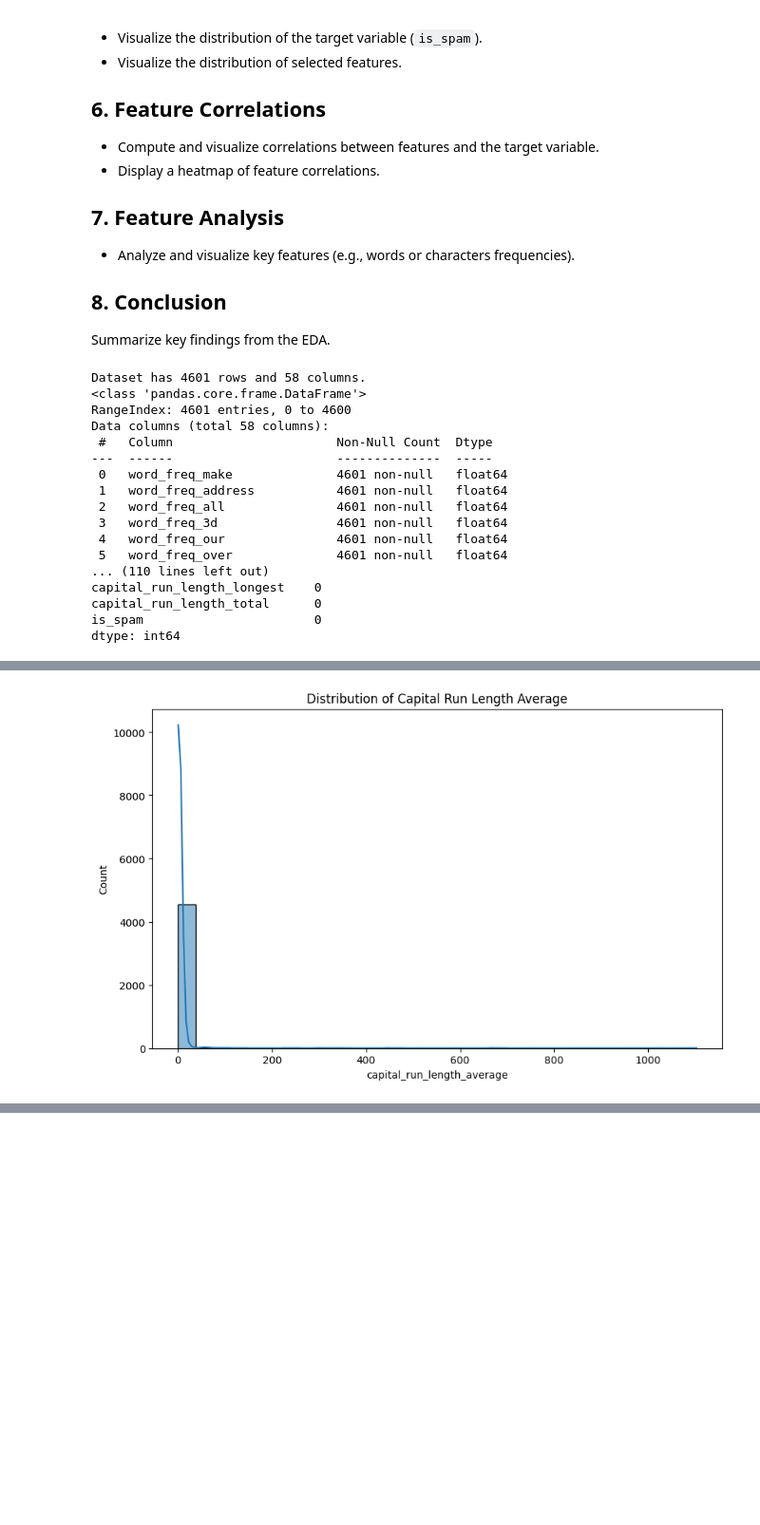
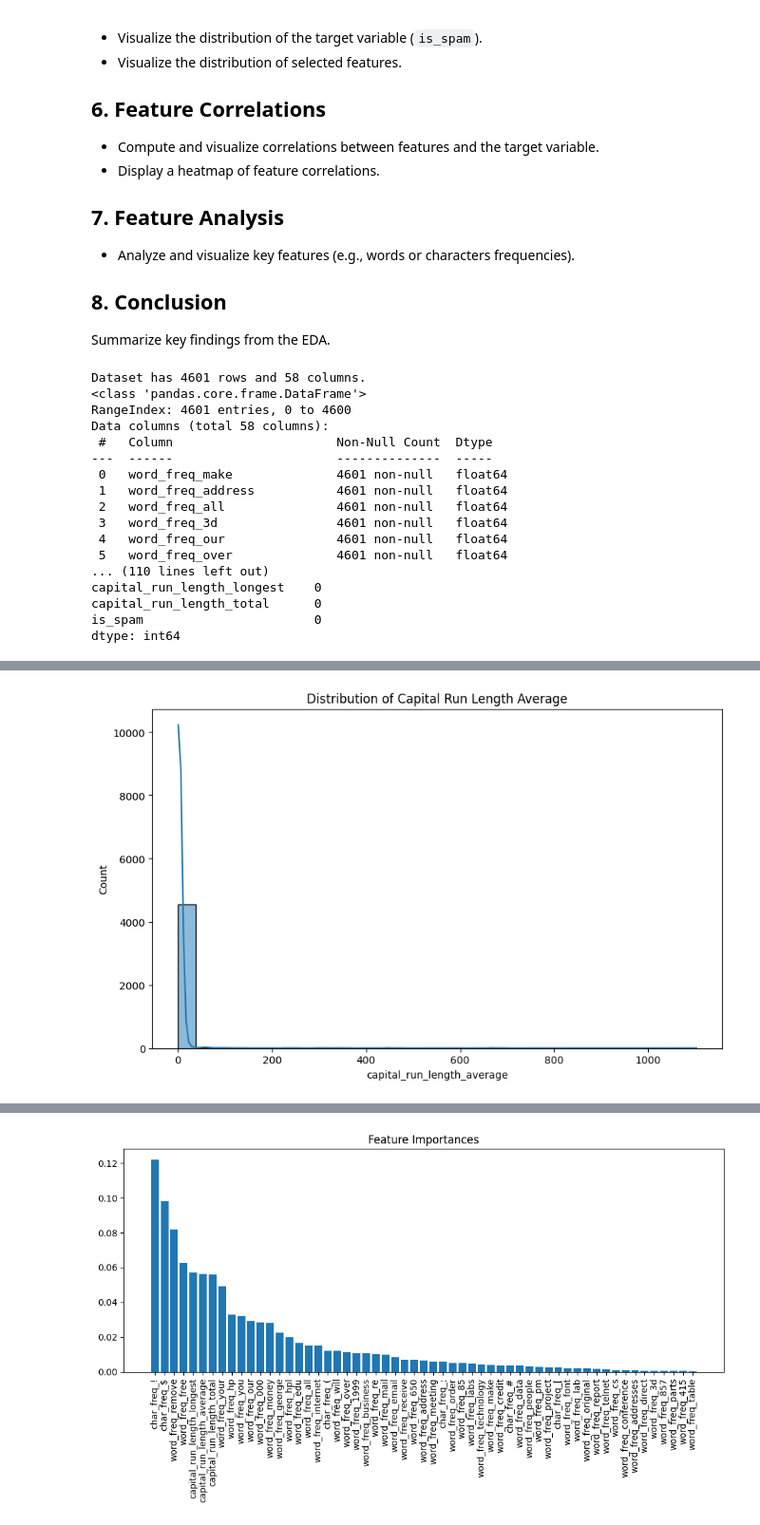
Before and after one commit to touro3/SPAM-OR-NOT, a Jupyter notebook: NOTEBOOKS/exploratory_data_analysis.ipynb, the cells around one changed output, grey strips where cells are left out. Shown at 95% size. Cells and saved outputs as stored; diff of their text form; code cells hidden in the pictures; blank space fills up the shorter version.

Commit message:
trained model 96 accuracy

```diff
--- a/NOTEBOOKS/exploratory_data_analysis.ipynb
+++ b/NOTEBOOKS/exploratory_data_analysis.ipynb
@@ -33,6 +33,9 @@ import pandas as pd
 import numpy as np
 import matplotlib.pyplot as plt
 import seaborn as sns
+from sklearn.model_selection import train_test_split, GridSearchCV
+from sklearn.preprocessing import StandardScaler
+from sklearn.ensemble import RandomForestClassifier
 
 # 3. Load the Data
 df = pd.read_csv('../DATA/spambase.data', header=None)
@@ -55,6 +58,10 @@ print(df.info())
 
 # Check for missing values
 print(df.isnull().sum())
+
+# Split data into features (X) and target (y)
+X = df.drop('is_spam', axis=1)
+y = df['is_spam']
 
 # 5. Data Distribution
 # Target variable distribution
@@ -79,6 +86,66 @@ sns.histplot(df['capital_run_length_average'], bins=30, kde=True)
 plt.title('Distribution of Capital Run Length Average')
 plt.show()
 
+# Split the data into training and testing sets
+X_train, X_test, y_train, y_test = train_test_split(X, y, test_size=0.3, random_state=42, stratify=y)
+
+# Scale the features
+scaler = StandardScaler()
+X_train_scaled = scaler.fit_transform(X_train)
+X_test_scaled = scaler.transform(X_test)
+
+# Train the model
+model = RandomForestClassifier(random_state=42)
+model.fit(X_train_scaled, y_train)
+
+# Calculate feature importances
+importances = model.feature_importances_
+indices = np.argsort(importances)[::-1]
+top_features = indices[:10]
+
+# 5. Define the parameter grid for GridSearchCV
+param_grid = {
+    'n_estimators': [100, 200, 300],
+    'max_depth': [None, 10, 20, 30],
+    'min_samples_split': [2, 5, 10],
+    'min_samples_leaf': [1, 2, 4]
+}
+'''
+Hyperparameter Tuning: Different hyperparameters can significantly affect the performance of a model.
+GridSearchCV helps you find the best combination of hyperparameters that result in the highest model performance based on a scoring metric (e.g., accuracy, precision, recall).
+
+Model Performance: By systematically testing all possible combinations of hyperparameters (as defined in your parameter grid),
+GridSearchCV ensures that you don't rely on arbitrary or default settings, leading to a more optimal and well-tuned model.
+
+Cross-Validation for Robustness: The cv=5 in GridSearchCV specifies 5-fold cross-validation.
+This means the data is split into 5 subsets (folds). The model is trained on 4 subsets and validated on the remaining subset. This process is repeated 5 times (each time with a different subset as the validation set), and the results are averaged to reduce variability and provide a more reliable estimate of model performance.
+
+'''
+
+# 6. Initialize GridSearchCV with the RandomForest model
+grid_search = GridSearchCV(estimator=RandomForestClassifier(random_state=42),
+                           param_grid=param_grid,
+                           cv=5,
+                           n_jobs=-1,
+                           verbose=2)
+
+# 7. Fit GridSearchCV
+grid_search.fit(X_train_scaled, y_train)
+
+# 8. Get the best parameters and score
+print("Best Parameters:", grid_search.best_params_)
+print("Best Score:", grid_search.best_score_)
+
+
+
+# Plot feature importances
+plt.figure(figsize=(10, 6))
+plt.title("Feature Importances")
+plt.bar(range(X_train.shape[1]), importances[indices], align="center")
+plt.xticks(range(X_train.shape[1]), df.columns[indices], rotation=90)
+plt.tight_layout()
+plt.show()
+
 # 8. Conclusion
 # %% [output]
 Dataset has 4601 rows and 58 columns.
@@ -103,0 +188 @@ dtype: int64
+[figure, added]
```
Also changed, not shown: parts of 1 cell of this notebook, 5 other files.
